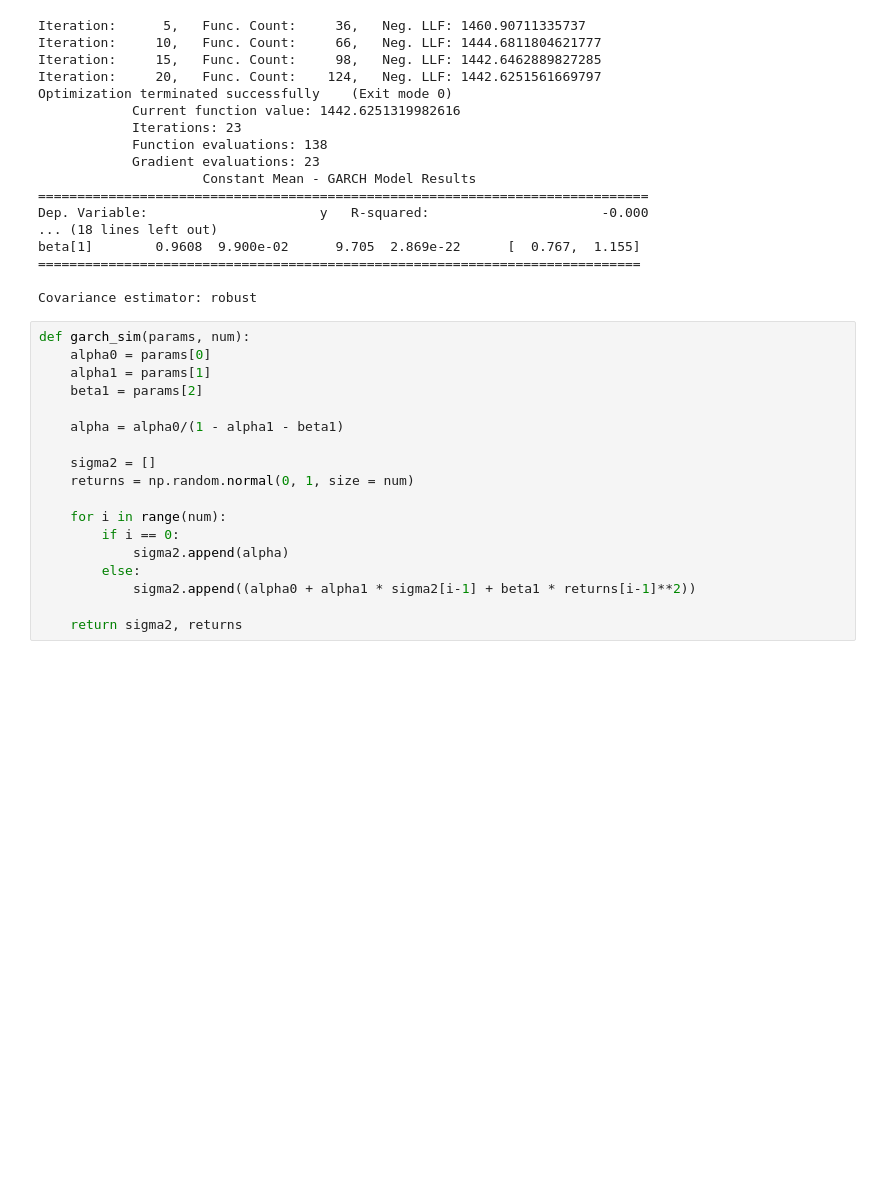
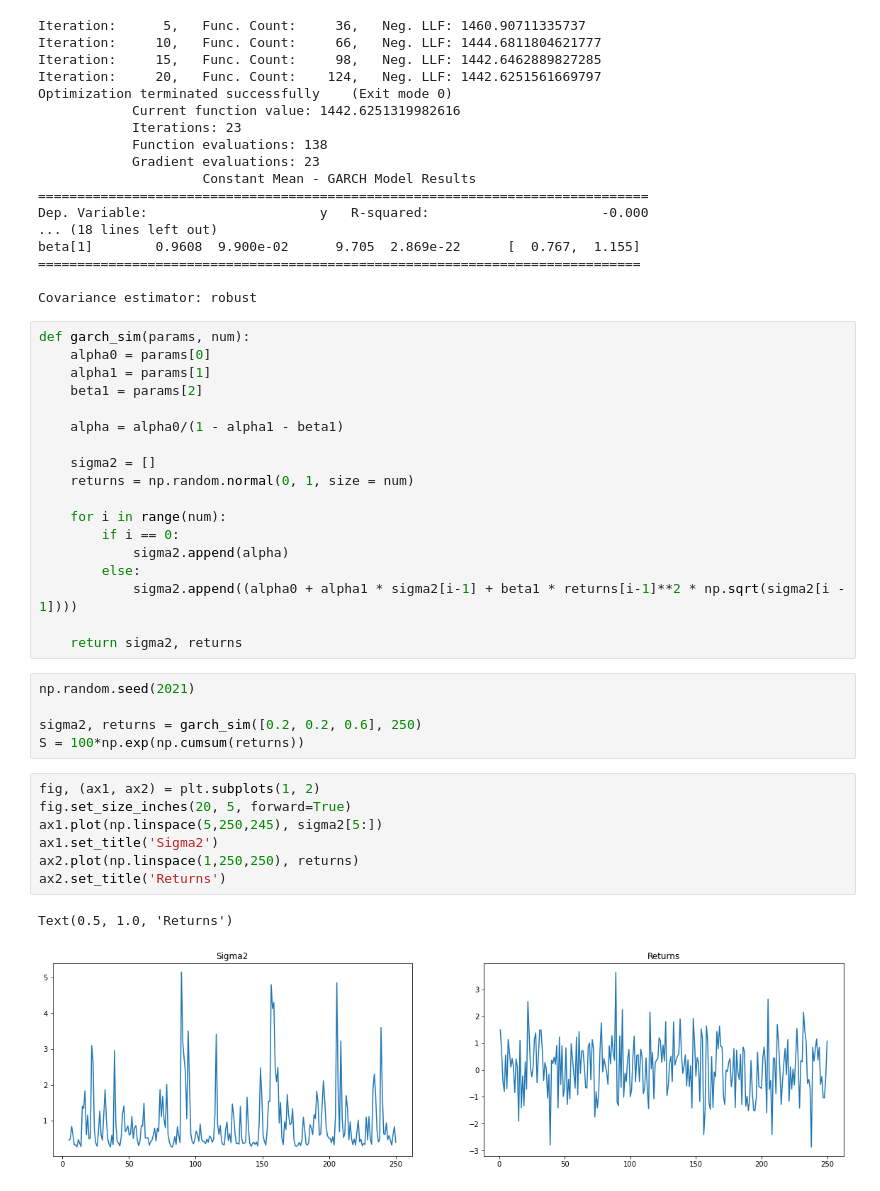
Before and after one commit to NemesiP/volatility-forecasting, a Jupyter notebook: Examples/GARCH_std_err.ipynb, the cells around one changed output. Saved outputs shown, nothing was run; the diff lists cells and outputs as text; blank space fills up the shorter version.

```diff
--- a/Examples/GARCH_std_err.ipynb
+++ b/Examples/GARCH_std_err.ipynb
@@ -142,6 +146,21 @@ def garch_sim(params, num):
         if i == 0:
             sigma2.append(alpha)
         else:
-            sigma2.append((alpha0 + alpha1 * sigma2[i-1] + beta1 * returns[i-1]**2))
+            sigma2.append((alpha0 + alpha1 * sigma2[i-1] + beta1 * returns[i-1]**2 * np.sqrt(sigma2[i - 1])))
 
     return sigma2, returns
+# %%
+np.random.seed(2021)
+
+sigma2, returns = garch_sim([0.2, 0.2, 0.6], 250)
+S = 100*np.exp(np.cumsum(returns))
+# %%
+fig, (ax1, ax2) = plt.subplots(1, 2)
+fig.set_size_inches(20, 5, forward=True)
+ax1.plot(np.linspace(5,250,245), sigma2[5:])
+ax1.set_title('Sigma2')
+ax2.plot(np.linspace(1,250,250), returns)
+ax2.set_title('Returns')
+# %% [output]
+Text(0.5, 1.0, 'Returns')
+[figure, added]
```
Also changed, not shown: parts of 7 cells of this notebook.
